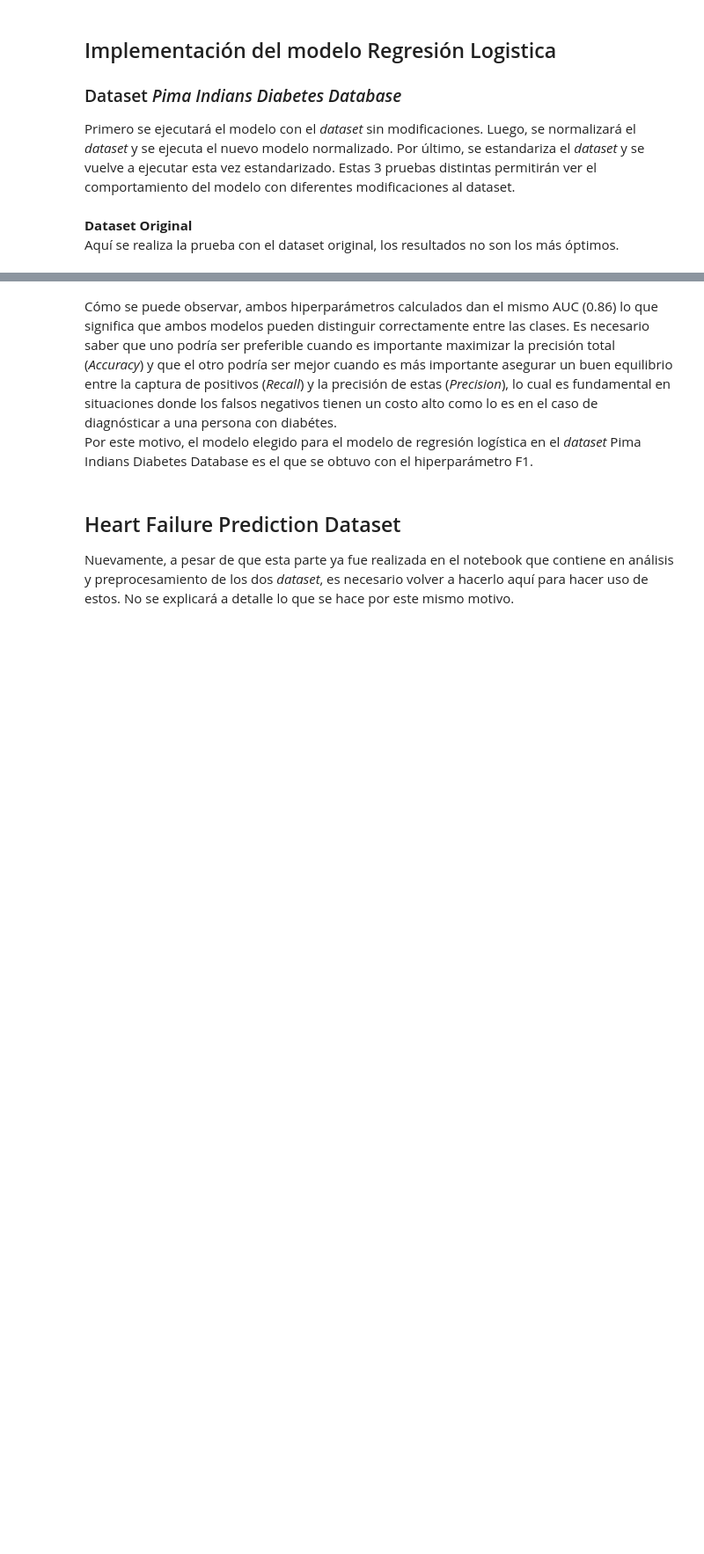
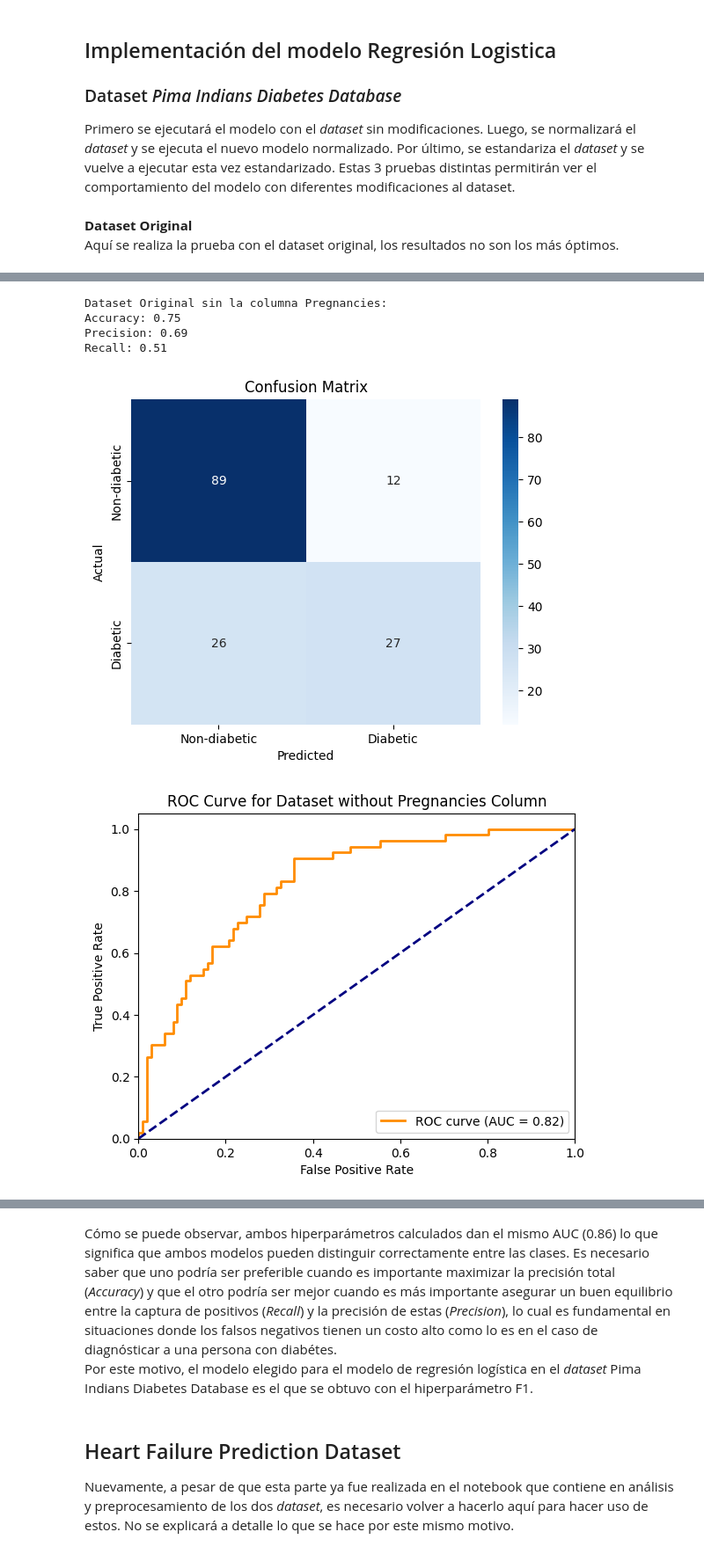
Before and after one commit to TheCsarbeat/proyecto1-IA, a Jupyter notebook: RegresionLogistica.ipynb, the cells around one changed output, grey strips where cells are left out. Shown at 88% size. Drawn from its saved outputs; the diff is of its cells as text; code cells hidden in the pictures; blank space fills up the shorter version.

```diff
--- a/RegresionLogistica.ipynb
+++ b/RegresionLogistica.ipynb
@@ -489,0 +226,36 @@ Recall: 0.80
+# %%
+# Delete column 'Pregnancies'
+X_train_no_preg = X_train.drop('Pregnancies', axis=1)
+X_test_no_preg = X_test.drop('Pregnancies', axis=1)
+
+# Train without column 'Pregnancies'
+log_reg_no_preg = LogisticRegression(max_iter=1000)
+log_reg_no_preg.fit(X_train_no_preg, y_train)
+y_pred_no_preg = log_reg_no_preg.predict(X_test_no_preg)
+
+
+print("Dataset Original sin la columna Pregnancies:")
+print_metrics(y_test, y_pred_no_preg)
+plot_confusion_matrix(y_test, y_pred_no_preg)
+
+y_scores_no_preg = log_reg_no_preg.predict_proba(X_test_no_preg)[:, 1]
+fpr_no_preg, tpr_no_preg, thresholds_no_preg = roc_curve(y_test, y_scores_no_preg)
+roc_auc_no_preg = auc(fpr_no_preg, tpr_no_preg)
+
+plt.figure()
+plt.plot(fpr_no_preg, tpr_no_preg, color='darkorange', lw=2, label='ROC curve (AUC = %0.2f)' % roc_auc_no_preg)
+plt.plot([0, 1], [0, 1], color='navy', lw=2, linestyle='--')
+plt.xlim([0.0, 1.0])
+plt.ylim([0.0, 1.05])
+plt.xlabel('False Positive Rate')
+plt.ylabel('True Positive Rate')
+plt.title('ROC Curve for Dataset without Pregnancies Column')
+plt.legend(loc="lower right")
+plt.show()
+# %% [output]
+Dataset Original sin la columna Pregnancies:
+Accuracy: 0.75
+Precision: 0.69
+Recall: 0.51
+[figure, added]
+[figure, added]
```
Also changed, not shown: parts of 75 cells of this notebook.
